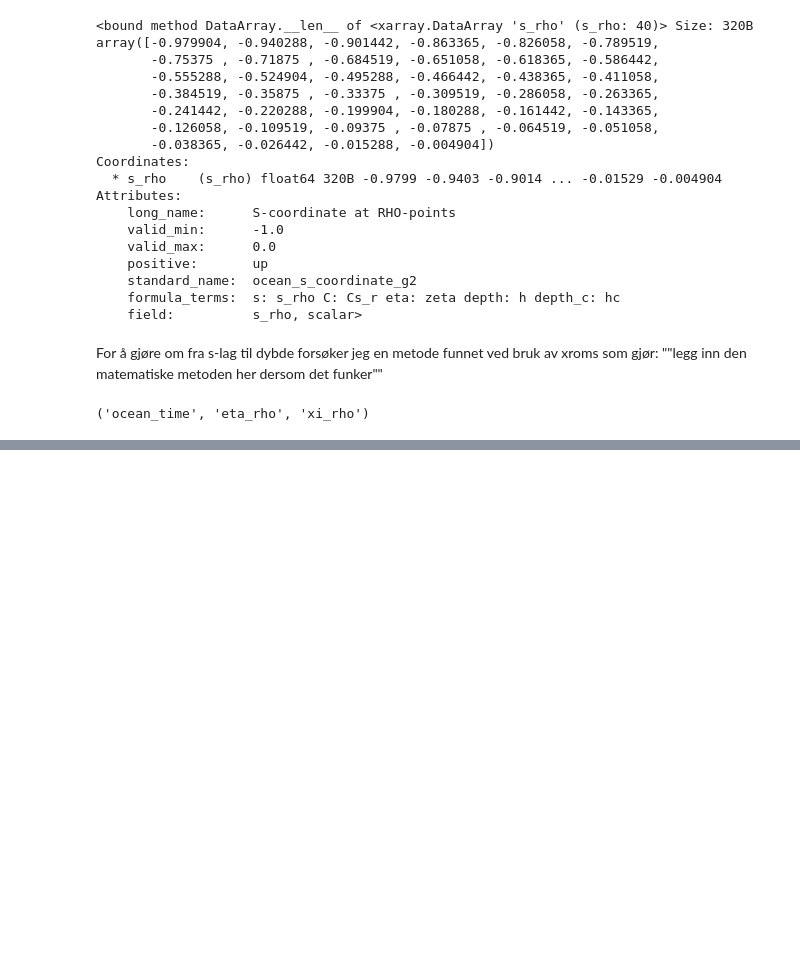
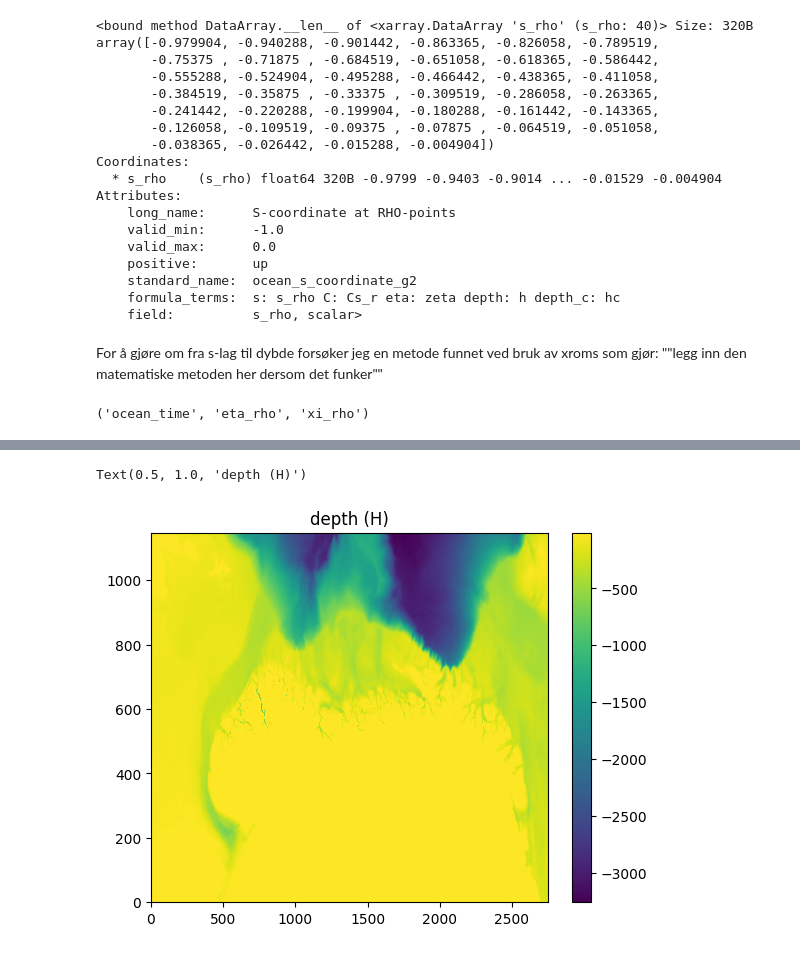
Before and after one commit to metno/ocean-ai, a Jupyter notebook: plot/2mmask.ipynb, the cells around one changed output, grey strips where cells are left out. Cells and saved outputs as stored; diff of their text form; code cells hidden in the pictures; blank space fills up the shorter version.

```diff
--- a/plot/2mmask.ipynb
+++ b/plot/2mmask.ipynb
@@ -170,0 +232,7 @@ ValueError: dimensions () must have the same length as the number of data dimens
+# %%
+plt.pcolormesh(-H)
+plt.colorbar()
+plt.title("depth (H)")
+# %% [output]
+Text(0.5, 1.0, 'depth (H)')
+[figure, added]
```
Also changed, not shown: parts of 13 cells of this notebook.
